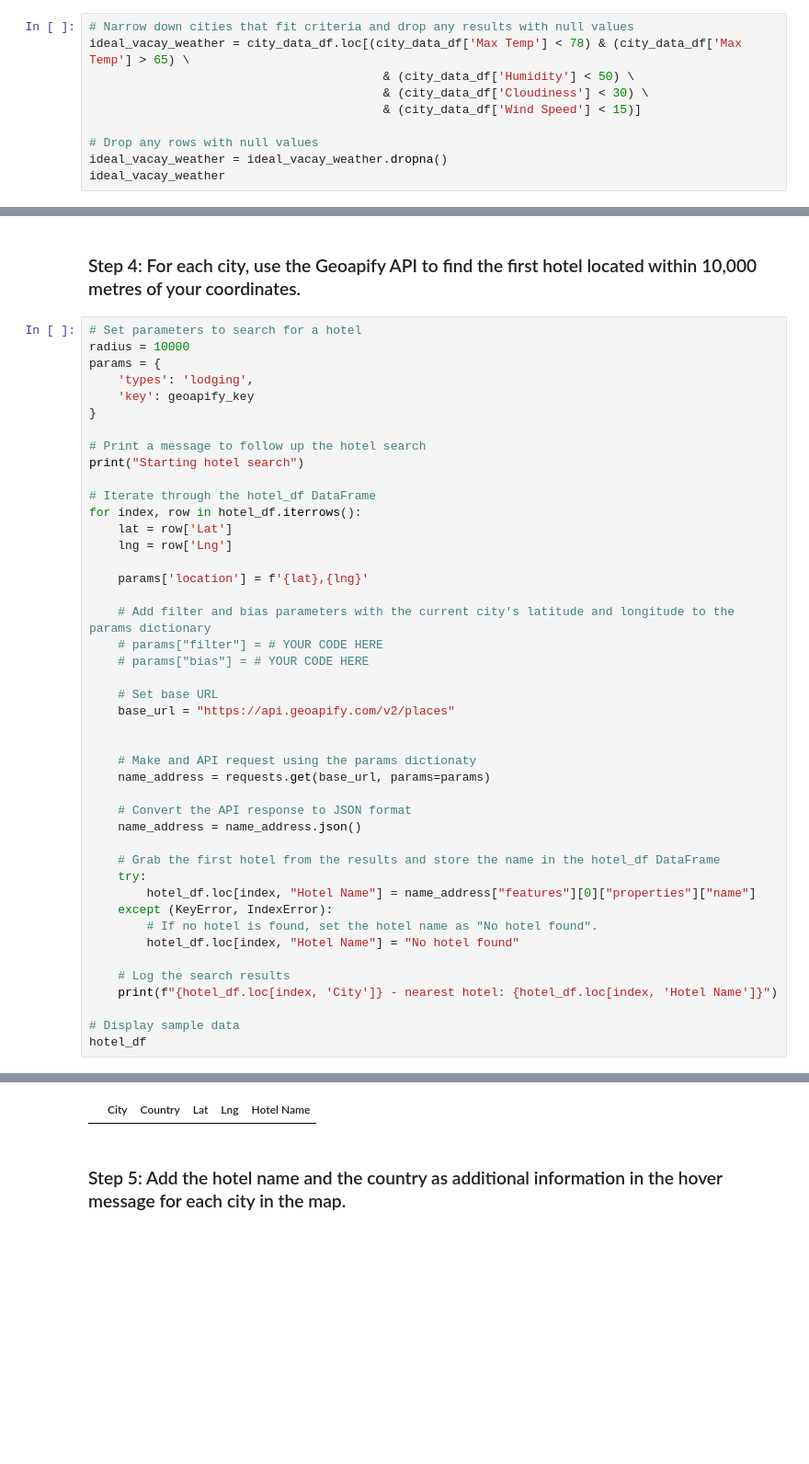
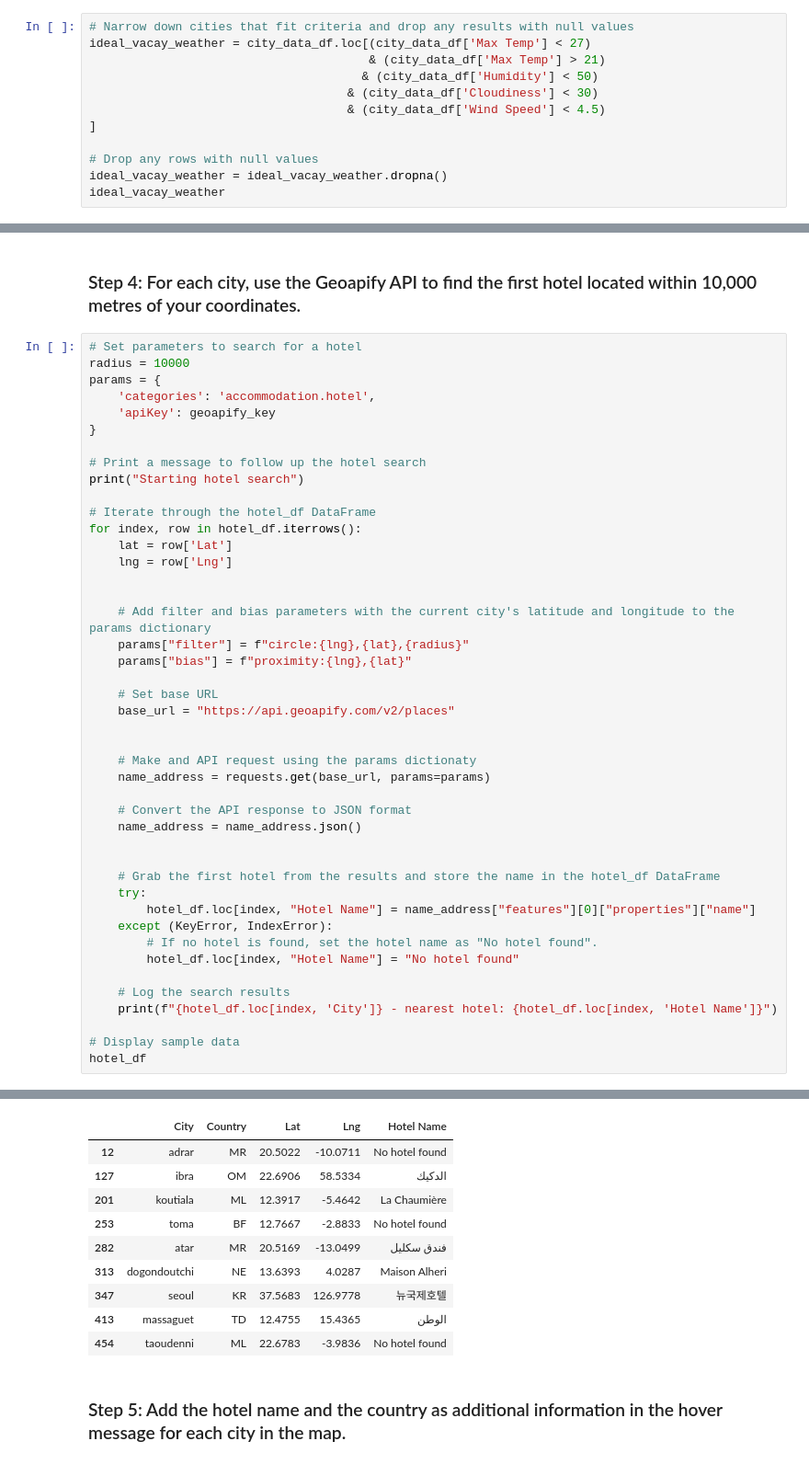
Before and after one commit to meardreed/API-Challenge, a Jupyter notebook: Starter_Code/WeatherPy/mvVacationPy.ipynb, the cells around one changed output, grey strips where cells are left out. Shown at 92% size. Cells and saved outputs as stored; diff of their text form; blank space fills up the shorter version.

```diff
--- a/Starter_Code/WeatherPy/mvVacationPy.ipynb
+++ b/Starter_Code/WeatherPy/mvVacationPy.ipynb
@@ -60,10 +61,12 @@ map_plot_1
 ### Step 2: Narrow down the `city_data_df` DataFrame to find your ideal weather condition
 # %%
 # Narrow down cities that fit criteria and drop any results with null values
-ideal_vacay_weather = city_data_df.loc[(city_data_df['Max Temp'] < 78) & (city_data_df['Max Temp'] > 65) \
-                                         & (city_data_df['Humidity'] < 50) \
-                                         & (city_data_df['Cloudiness'] < 30) \
-                                         & (city_data_df['Wind Speed'] < 15)]
+ideal_vacay_weather = city_data_df.loc[(city_data_df['Max Temp'] < 27)
+                                       & (city_data_df['Max Temp'] > 21)
+                                      & (city_data_df['Humidity'] < 50)
+                                    & (city_data_df['Cloudiness'] < 30)
+                                    & (city_data_df['Wind Speed'] < 4.5)
+]
 
 # Drop any rows with null values
 ideal_vacay_weather = ideal_vacay_weather.dropna()
@@ -88,8 +109,8 @@ hotel_df.head()
 # Set parameters to search for a hotel
 radius = 10000
 params = {
-    'types': 'lodging',
-    'key': geoapify_key
+    'categories': 'accommodation.hotel',
+    'apiKey': geoapify_key
 }
 
 # Print a message to follow up the hotel search
@@ -100,11 +121,10 @@ for index, row in hotel_df.iterrows():
     lat = row['Lat']
     lng = row['Lng']
 
-    params['location'] = f'{lat},{lng}'
 
     # Add filter and bias parameters with the current city's latitude and longitude to the params dictionary
-    # params["filter"] = # YOUR CODE HERE
-    # params["bias"] = # YOUR CODE HERE
+    params["filter"] = f"circle:{lng},{lat},{radius}"
+    params["bias"] = f"proximity:{lng},{lat}"
 
     # Set base URL
     base_url = "https://api.geoapify.com/v2/places"
@@ -115,6 +135,7 @@ for index, row in hotel_df.iterrows():
 
     # Convert the API response to JSON format
     name_address = name_address.json()
+
 
     # Grab the first hotel from the results and store the name in the hotel_df DataFrame
     try:
@@ -133,3 +163,12 @@ Starting hotel search
 |  | City | Country | Lat | Lng | Hotel Name |
+| 12 | adrar | MR | 20.5022 | -10.0711 | No hotel found |
+| 127 | ibra | OM | 22.6906 | 58.5334 | الدكيك |
+| 201 | koutiala | ML | 12.3917 | -5.4642 | La Chaumière |
+| 253 | toma | BF | 12.7667 | -2.8833 | No hotel found |
+| 282 | atar | MR | 20.5169 | -13.0499 | فندق سكليل |
+| 313 | dogondoutchi | NE | 13.6393 | 4.0287 | Maison Alheri |
+| 347 | seoul | KR | 37.5683 | 126.9778 | 뉴국제호텔 |
+| 413 | massaguet | TD | 12.4755 | 15.4365 | الوطن |
+| 454 | taoudenni | ML | 22.6783 | -3.9836 | No hotel found |
 # %% [markdown]
 ### Step 5: Add the hotel name and the country as additional information in the hover message for each city in the map.
```
Also changed, not shown: parts of 8 cells of this notebook, 1 other file.
